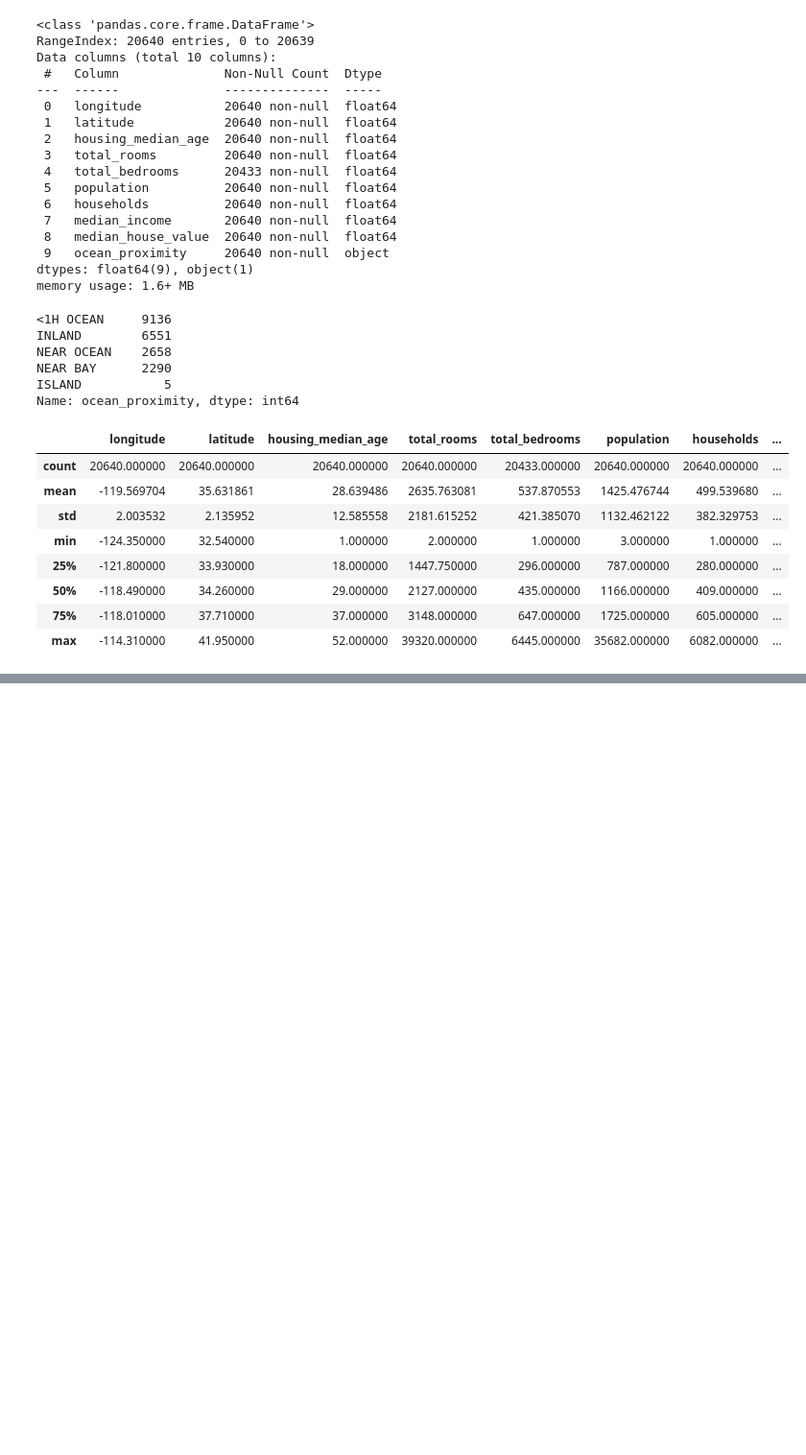
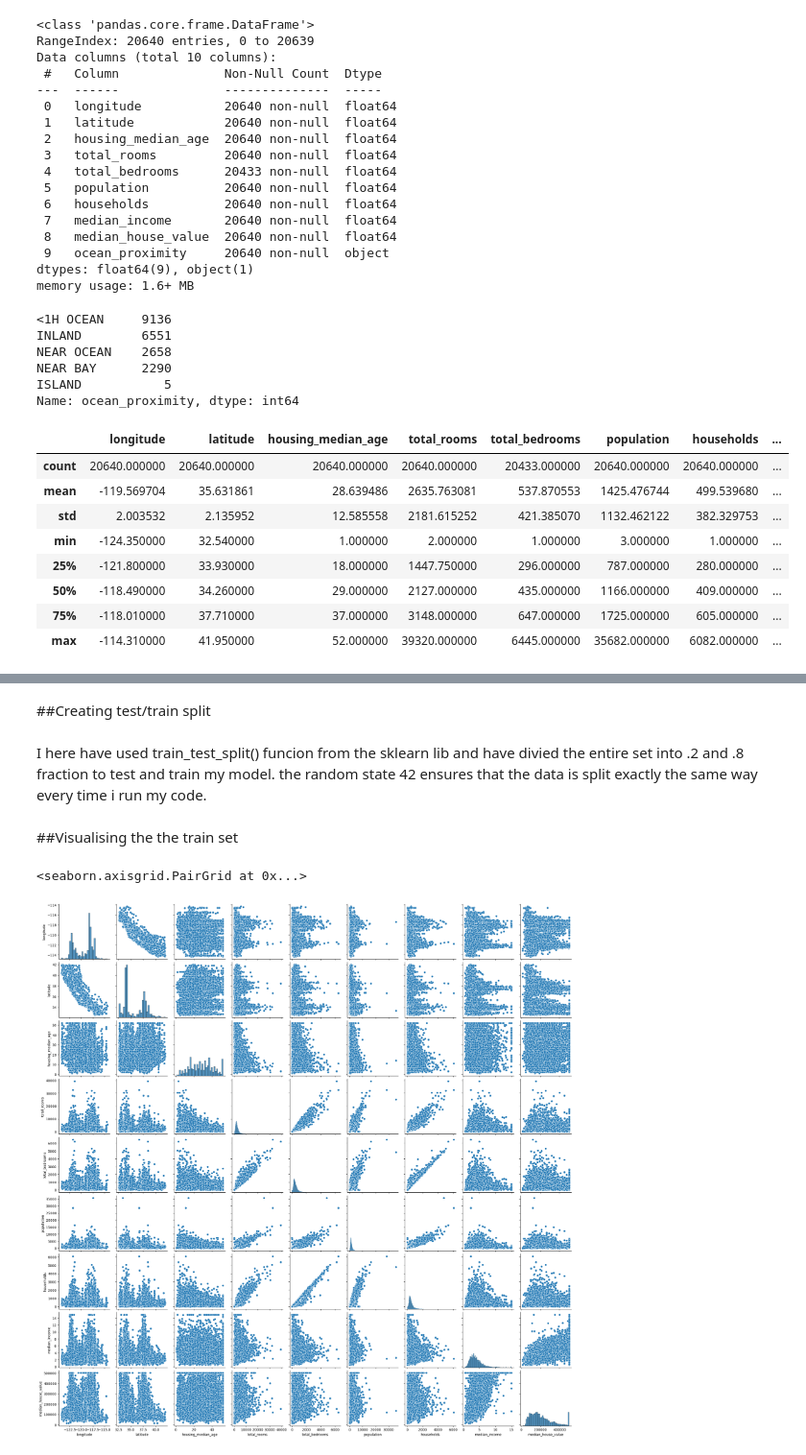
Before and after one commit to Ujjwal238/First_Model, a Jupyter notebook: Regression.ipynb, the cells around one changed output, grey strips where cells are left out. Shown at 96% size. Saved outputs shown, nothing was run; the diff lists cells and outputs as text; code cells hidden in the pictures; blank space fills up the shorter version.

```diff
--- a/Regression.ipynb
+++ b/Regression.ipynb
@@ -57,0 +107,17 @@ housing.describe()
+# %% [markdown]
+##Creating test/train split
+# %%
+from sklearn.model_selection import train_test_split
+train_set, test_set=train_test_split(housing, test_size=0.2, random_state=42)
+# %% [markdown]
+I here have used train_test_split() funcion from the sklearn lib and have divied the entire set into .2 and .8 fraction to test and train my model. the random state 42 ensures that the data is split exactly the same way every time i run my code.
+# %% [markdown]
+##Visualising the the train set
+# %%
+housing= train_set.copy()
+# %%
+import seaborn as sns
+sns.pairplot(housing)
+# %% [output]
+<seaborn.axisgrid.PairGrid at 0x...>
+[figure, added]
```
Also changed, not shown: parts of 21 cells of this notebook.
